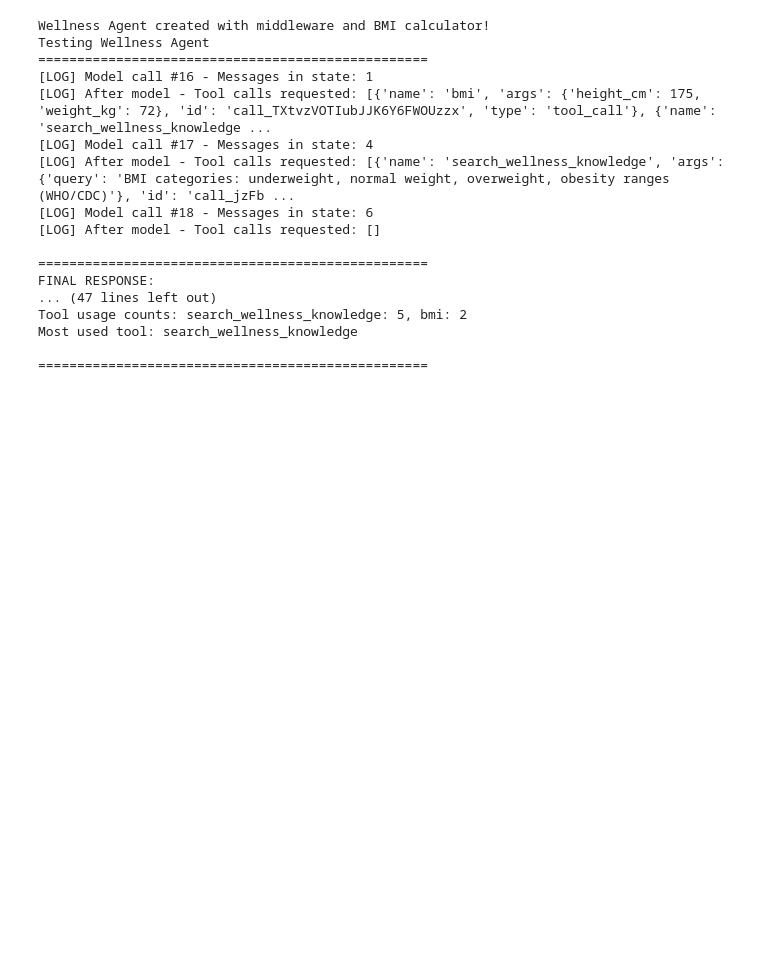
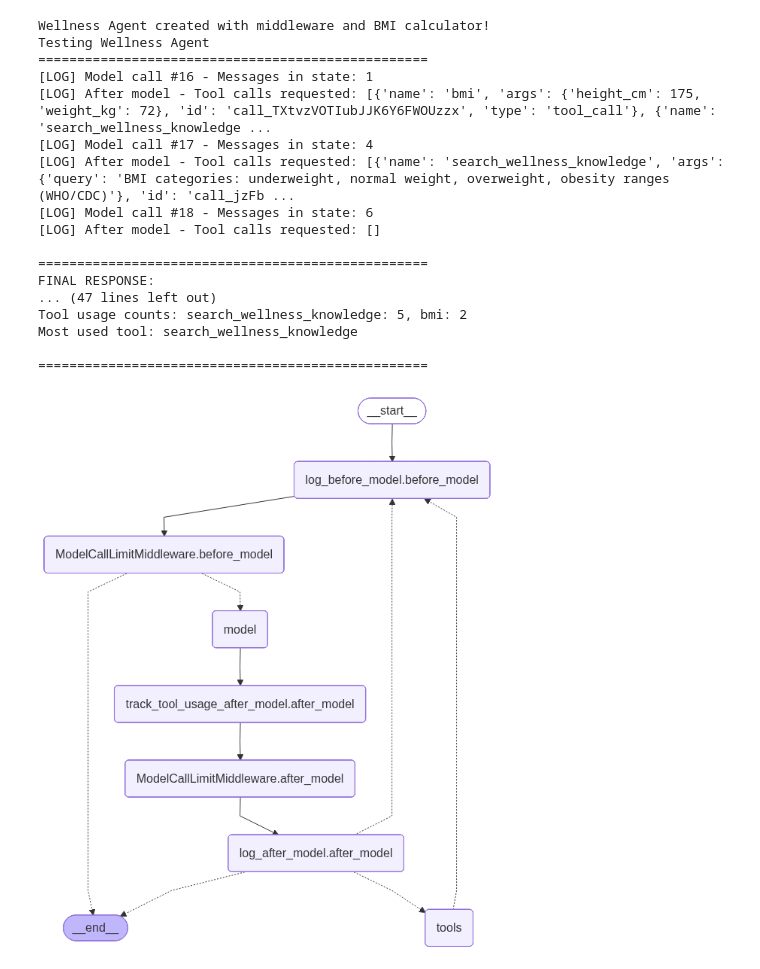
Before and after one commit to pshingavi/Learn-AI-Engineering, a Jupyter notebook: 03_The_Agent_Loop/The_Agent_Loop_Assignment.ipynb, the cells around one changed output. Drawn from its saved outputs; the diff is of its cells as text; code cells hidden in the pictures; blank space fills up the shorter version.

Commit message:
HW3 - Update diagram view

```diff
--- a/03_The_Agent_Loop/The_Agent_Loop_Assignment.ipynb
+++ b/03_The_Agent_Loop/The_Agent_Loop_Assignment.ipynb
@@ -1270,3 +1230,14 @@ Tool usage counts: search_wellness_knowledge: 5, bmi: 2
 Most used tool: search_wellness_knowledge
 
 ==================================================
+# %%
+# Display the agent graph
+try:
+    from IPython.display import display, Image
+    display(Image(wellness_agent.get_graph().draw_mermaid_png()))
+except Exception as e:
+    print(f"Could not display graph: {e}")
+    print("\nAgent structure:")
+    print(wellness_agent.get_graph().draw_ascii())
+# %% [output]
+[figure, added]
```
Also changed, not shown: parts of 2 cells of this notebook.
